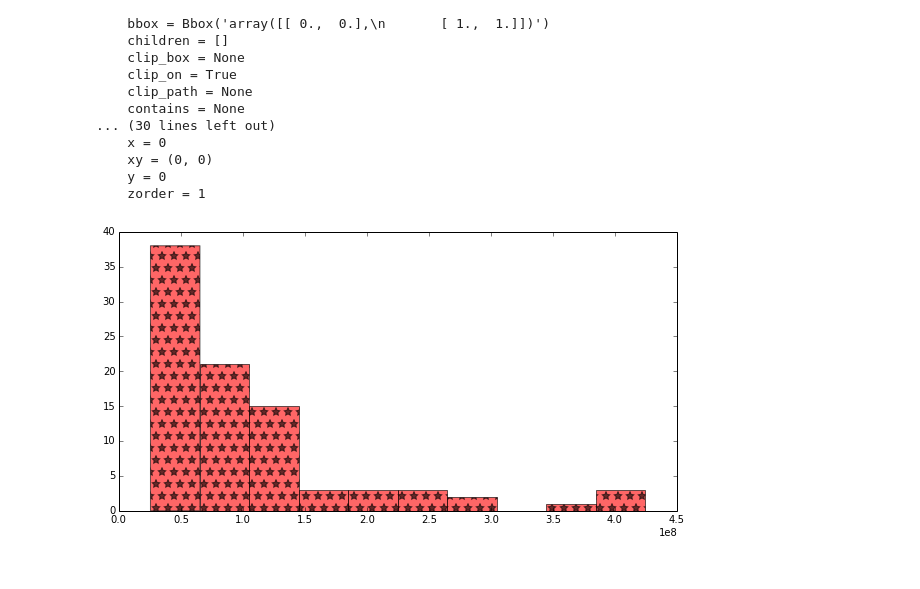
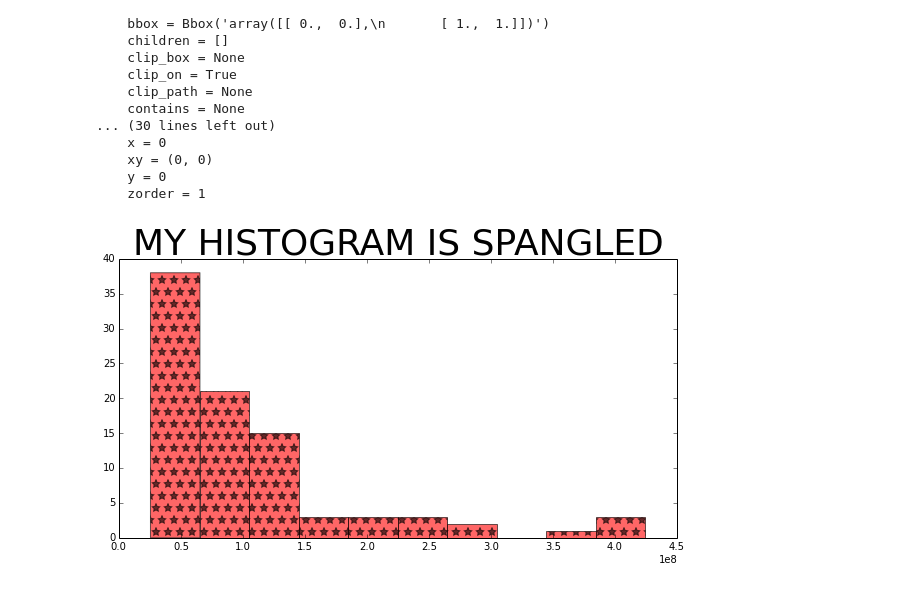
Before and after one commit to laurieskelly/lrs-bin, a Jupyter notebook: ipynb/Hacking_your_pyplots.ipynb, the cells around one changed output. Cells and saved outputs as stored; diff of their text form; code cells hidden in the pictures.

```diff
--- a/ipynb/Hacking_your_pyplots.ipynb
+++ b/ipynb/Hacking_your_pyplots.ipynb
@@ -89,7 +107,10 @@ plt.getp(f.patch)
 # %%
 #oh, and ps
 
 f = plt.figure(figsize = (10,5))
 h = plt.hist(y,color='r',alpha=0.6,hatch='*')
+
+t = plt.title('MY HISTOGRAM IS SPANGLED',size=36)
+#t.properties() #hacky hack hack
 # %% [output]
-[figure, old version]
+[figure, new version]
```
Also changed, not shown: parts of 10 cells of this notebook.
